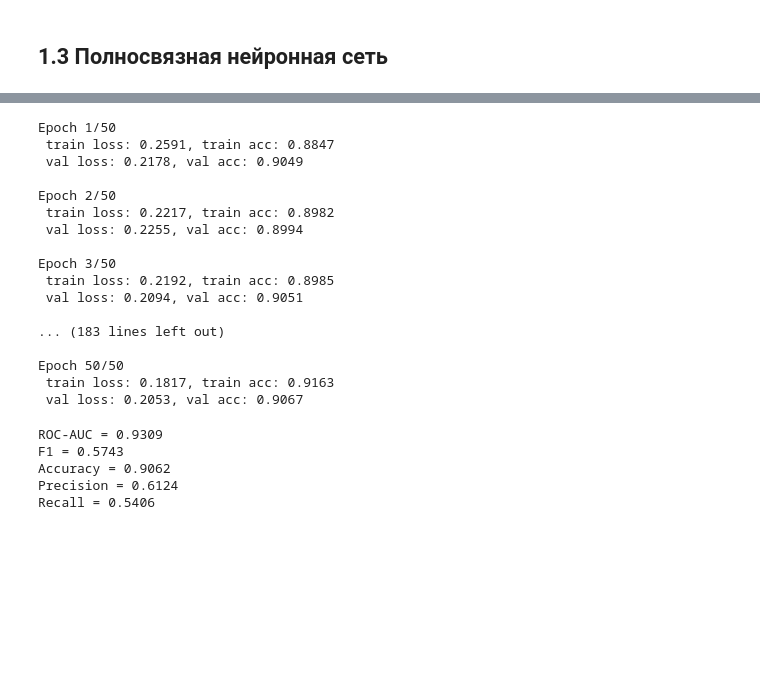
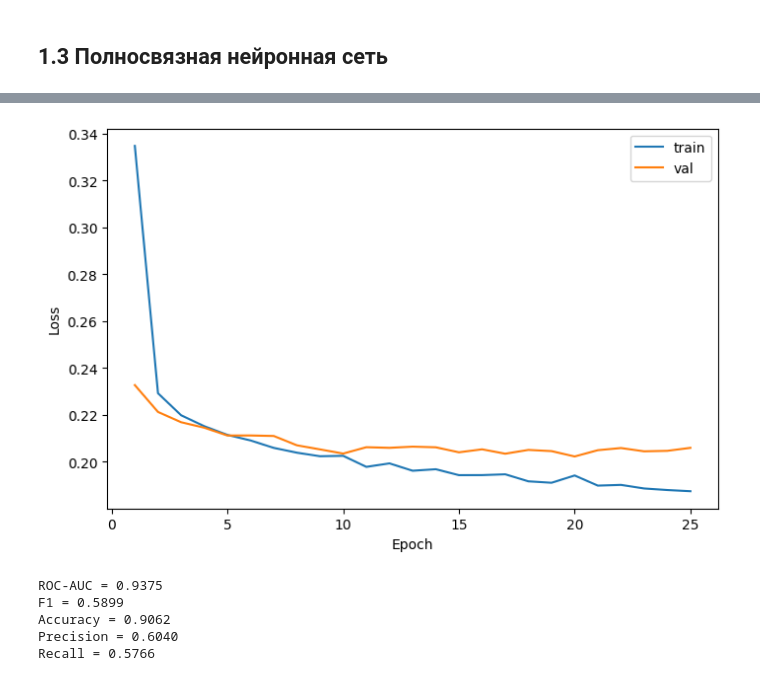
Before and after one commit to hushchyn-mikhail/llm_universal_interface, a Jupyter notebook: notebooks/specialized_part1.ipynb, the cells around one changed output, grey strips where cells are left out. Saved outputs shown, nothing was run; the diff lists cells and outputs as text; code cells hidden in the pictures; blank space fills up the shorter version.

```diff
--- a/notebooks/specialized_part1.ipynb
+++ b/notebooks/specialized_part1.ipynb
@@ -274,7 +267,7 @@ trainset = BankDataset(X_train, y_train, categorical_features)
 valset = BankDataset(X_valid, y_valid, categorical_features)
 testset  = BankDataset(X_test, y_test, categorical_features)
 
-batch_size = 64
+batch_size = 256
 train_loader = DataLoader(trainset, batch_size=batch_size, shuffle=True)
 val_loader = DataLoader(valset, batch_size=batch_size, shuffle=False)
 test_loader  = DataLoader(testset, batch_size=batch_size, shuffle=False)
@@ -323,8 +316,7 @@ class tbCNN(nn.Module):
         x = self.fc4(x)
         return x
 # %%
-net = tbCNN(len(numerical_features), emb_dims)
+net = TabNN(len(numerical_features), emb_dims)
 device = torch.device("cuda" if torch.cuda.is_available() else "cpu")
-print(device)
 net.to(device)
 # %% [output]
@@ -352,4 +343,19 @@ tbCNN(
 # %%
+import matplotlib.pyplot as plt
+from IPython.display import clear_output
+
+def plot_loss_accuracy(train_losses, val_losses, train_acc, val_acc):
+    clear_output(wait=True)
+    plt.figure(figsize=(8, 5))
+
+    plt.plot(range(1, len(train_losses) + 1), train_losses, label='train')
+    plt.plot(range(1, len(val_losses) + 1), val_losses, label='val')
+    plt.xlabel('Epoch')
+    plt.ylabel('Loss')
+    plt.legend()
+
+    plt.show()
+
 @torch.no_grad()
 def test(model, loader):
     loss_log = []
@@ -387,47 +393,29 @@ def train_epoch(model, optimizer, train_loader):
         acc = (logits.argmax(dim=1) == target).sum() / len(x_num)
         acc_log.append(acc.item())
 
-    return loss_log, acc_log
+    return np.mean(loss_log), np.mean(acc_log)
 
 def train(model, optimizer, n_epochs, train_loader, val_loader, scheduler=None):
     train_loss_log, train_acc_log, val_loss_log, val_acc_log = [], [], [], []
     for epoch in range(n_epochs):
         train_loss, train_acc = train_epoch(model, optimizer, train_loader)
         val_loss, val_acc = test(model, val_loader)
-        train_loss_log.extend(train_loss)
-        train_acc_log.extend(train_acc)
+        train_loss_log.append(train_loss)
+        train_acc_log.append(train_acc)
         val_loss_log.append(val_loss)
         val_acc_log.append(val_acc)
-        print(f"Epoch {epoch+1}/{n_epochs}")
-        print(f" train loss: {np.mean(train_loss):.4f}, train acc: {np.mean(train_acc):.4f}")
-        print(f" val loss: {val_loss:.4f}, val acc: {val_acc:.4f}\n")
+        plot_loss_accuracy(train_loss_log, val_loss_log, train_acc_log, val_acc_log)
         if scheduler is not None:
-            scheduler.step()
+            scheduler.step(val_loss)
     return train_loss_log, train_acc_log, val_loss_log, val_acc_log
 # %%
-optimizer = optim.Adam(net.parameters(), lr=0.01)
-train_loss_log, train_acc_log, val_loss_log, val_acc_log = train(net, optimizer, 50, train_loader, val_loader)
+optimizer = optim.Adam(net.parameters(), lr=0.001, weight_decay=1e-4)
+train_loss_log, train_acc_log, val_loss_log, val_acc_log = train(net, optimizer, 25, train_loader, val_loader)
 # %% [output]
-Epoch 1/50
- train loss: 0.2591, train acc: 0.8847
- val loss: 0.2178, val acc: 0.9049
-
-Epoch 2/50
- train loss: 0.2217, train acc: 0.8982
- val loss: 0.2255, val acc: 0.8994
-
-Epoch 3/50
- train loss: 0.2192, train acc: 0.8985
- val loss: 0.2094, val acc: 0.9051
-
-... (183 lines left out)
-
-Epoch 50/50
- train loss: 0.1817, train acc: 0.9163
- val loss: 0.2053, val acc: 0.9067
+[figure, added]
 # %%
 @torch.no_grad()
-def test(model, loader):
+def evaluate(model, loader):
     model.eval()
     all_targets = []
     all_probs = []
@@ -444,15 +432,15 @@ def test(model, loader):
         all_preds.extend(preds)
     return np.array(all_targets), np.array(all_probs), np.array(all_preds)
 
-y_true, y_prob, y_pred = test(net, test_loader)
+y_true, y_prob, y_pred = evaluate(net, test_loader)
 print("ROC-AUC = %.4f" % roc_auc_score(y_test, y_prob))
 print("F1 = %.4f" % f1_score(y_test, y_pred))
 print("Accuracy = %.4f" % accuracy_score(y_test, y_pred))
 print("Precision = %.4f" % precision_score(y_test, y_pred))
 print("Recall = %.4f" % recall_score(y_test, y_pred))
 # %% [output]
-ROC-AUC = 0.9309
-F1 = 0.5743
+ROC-AUC = 0.9375
+F1 = 0.5899
 Accuracy = 0.9062
-Precision = 0.6124
-Recall = 0.5406
+Precision = 0.6040
+Recall = 0.5766
```
Also changed, not shown: parts of 11 cells of this notebook.
